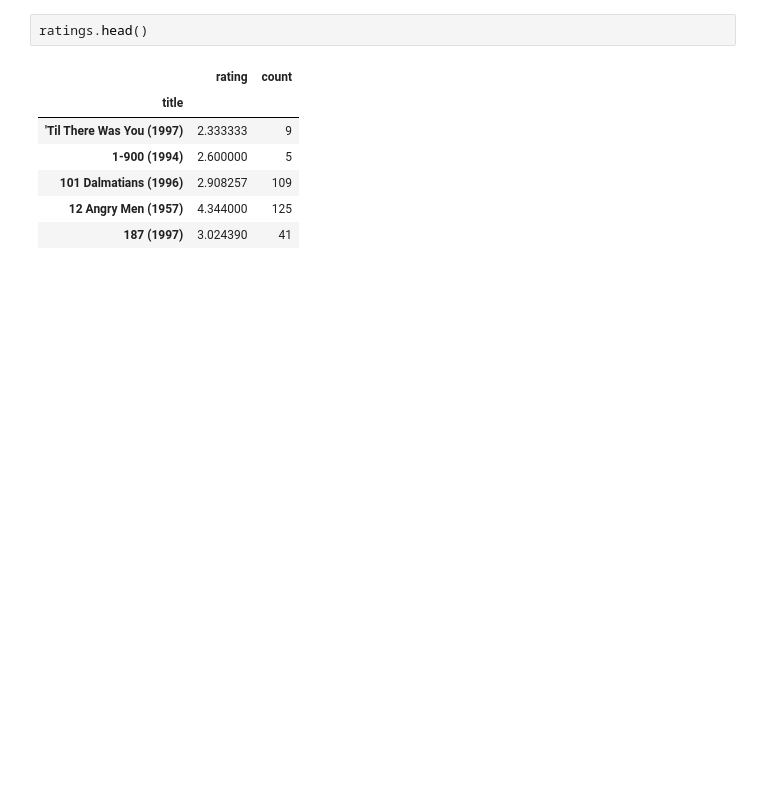
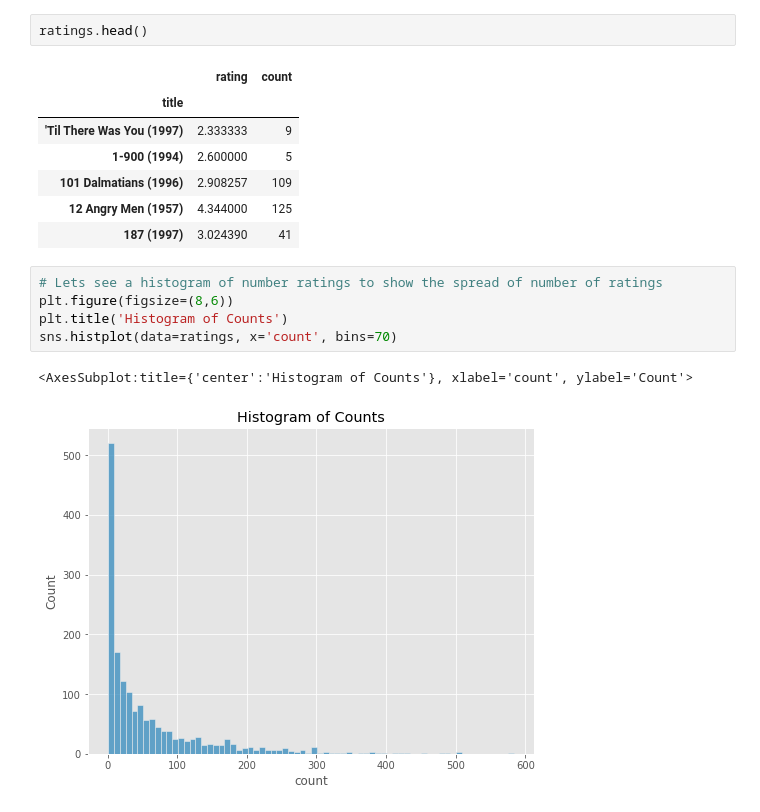
Before and after one commit to on3moy/DataScience, a Jupyter notebook: Recommender Systems/Recommender Systems.ipynb, the cells around one changed output. Cells and saved outputs as stored; diff of their text form; blank space fills up the shorter version.

```diff
--- a/Recommender Systems/Recommender Systems.ipynb
+++ b/Recommender Systems/Recommender Systems.ipynb
@@ -97,3 +103,11 @@ ratings.head()
 | 101 Dalmatians (1996) | 2.908257 | 109 |
 | 12 Angry Men (1957) | 4.344000 | 125 |
 | 187 (1997) | 3.024390 | 41 |
+# %%
+# Lets see a histogram of number ratings to show the spread of number of ratings
+plt.figure(figsize=(8,6))
+plt.title('Histogram of Counts')
+sns.histplot(data=ratings, x='count', bins=70)
+# %% [output]
+<AxesSubplot:title={'center':'Histogram of Counts'}, xlabel='count', ylabel='Count'>
+[figure, added]
```
Also changed, not shown: parts of 35 cells of this notebook.
